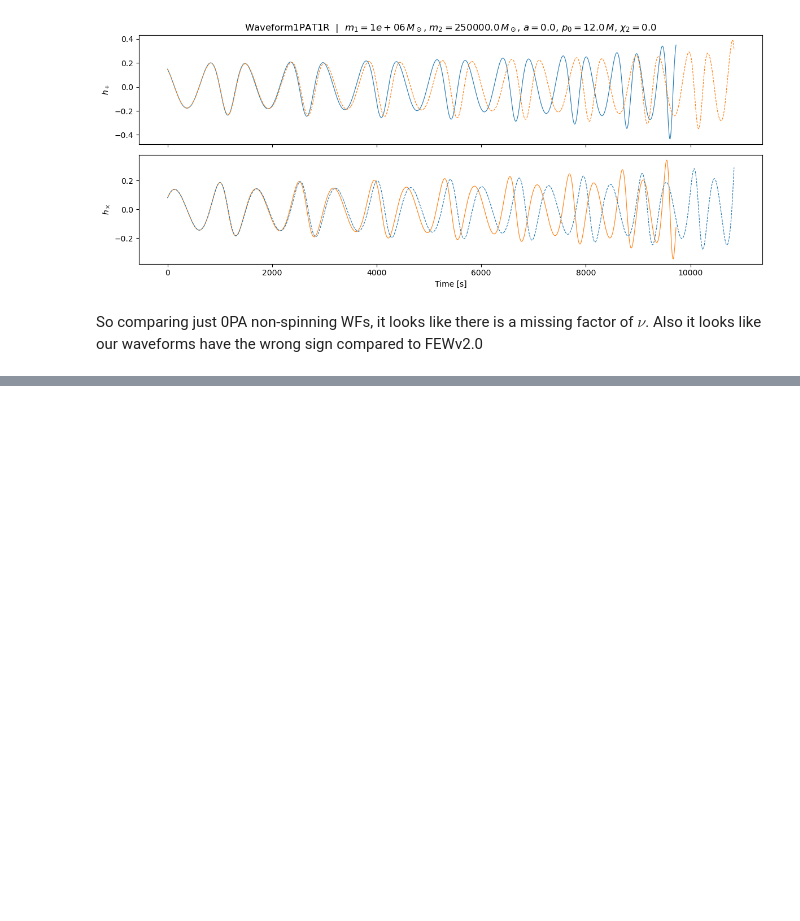
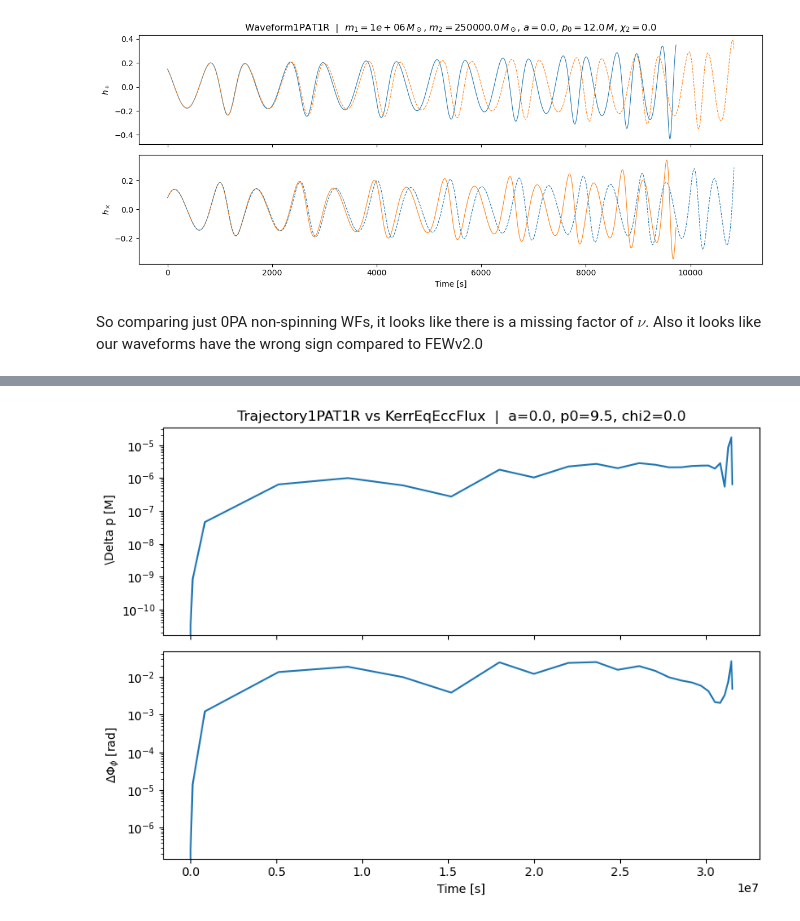
Before and after one commit to joshbmat/Few_1PAT1R_Scripts, a Jupyter notebook: WaveformModule/TestWaveformModule.ipynb, the cells around one changed output, grey strips where cells are left out. Cells and saved outputs as stored; diff of their text form; code cells hidden in the pictures; blank space fills up the shorter version.

```diff
--- a/WaveformModule/TestWaveformModule.ipynb
+++ b/WaveformModule/TestWaveformModule.ipynb
@@ -149,0 +167,23 @@ Phi_phi: 0.0000 -> 53.9500 rad
+# %%
+from scipy.interpolate import CubicSpline
+pSpline = CubicSpline(t2, p2)
+p2Resampled = pSpline(t)
+
+
+Phi_phiSpline = CubicSpline(t2, Phi_phi2)
+Phi_phi2Resampled = Phi_phiSpline(t)
+# %%
+
+fig, axes = plt.subplots(2, 1, figsize=(8, 6), sharex=True)
+axes[0].plot(t, abs(p2Resampled-p))
+axes[0].set_ylabel(" \Delta p [M]")
+axes[0].set_yscale("log")
+axes[0].set_title(f"Trajectory1PAT1R vs KerrEqEccFlux  |  a={a}, p0={p0}, chi2={chi2}")
+axes[1].plot(t, abs(Phi_phi2Resampled-Phi_phi))
+axes[1].set_yscale("log")
+axes[1].set_ylabel(r"$ \Delta \Phi_\phi$ [rad]")
+axes[1].set_xlabel("Time [s]")
+plt.tight_layout()
+plt.show()
+# %% [output]
+[figure, added]
```
Also changed, not shown: parts of 6 cells of this notebook.
